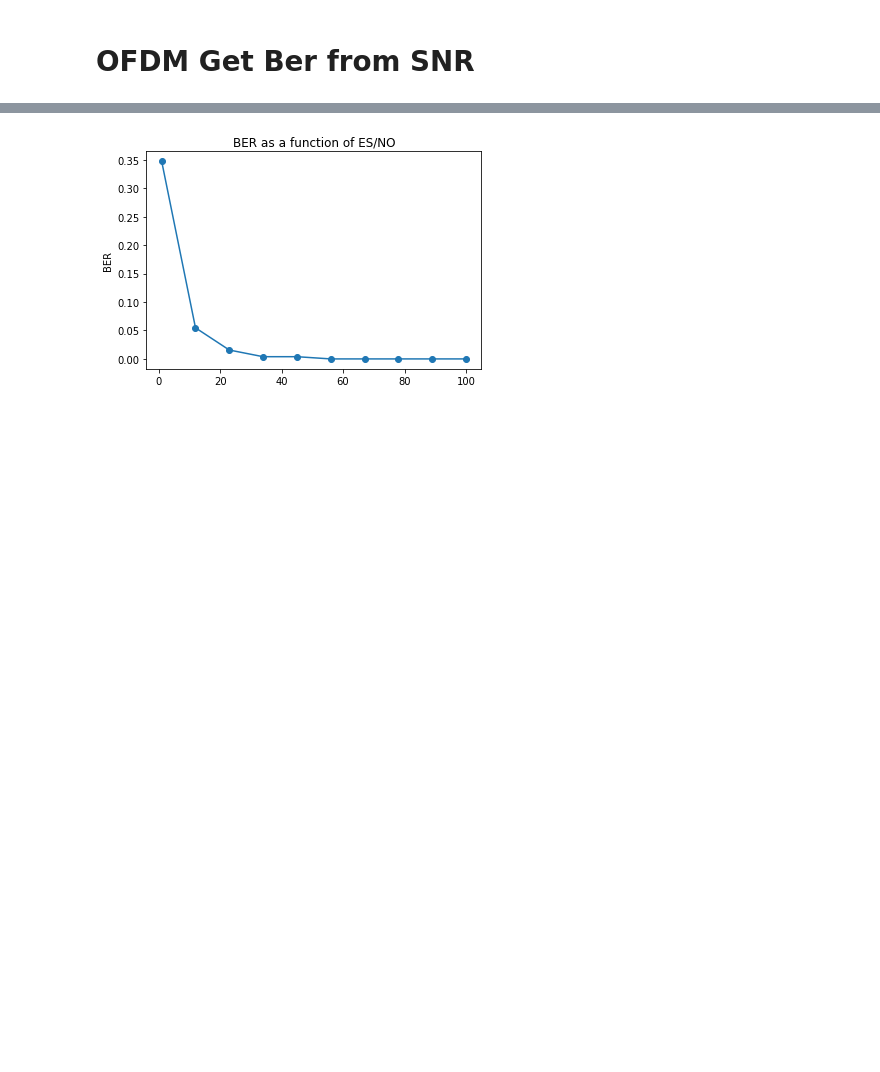
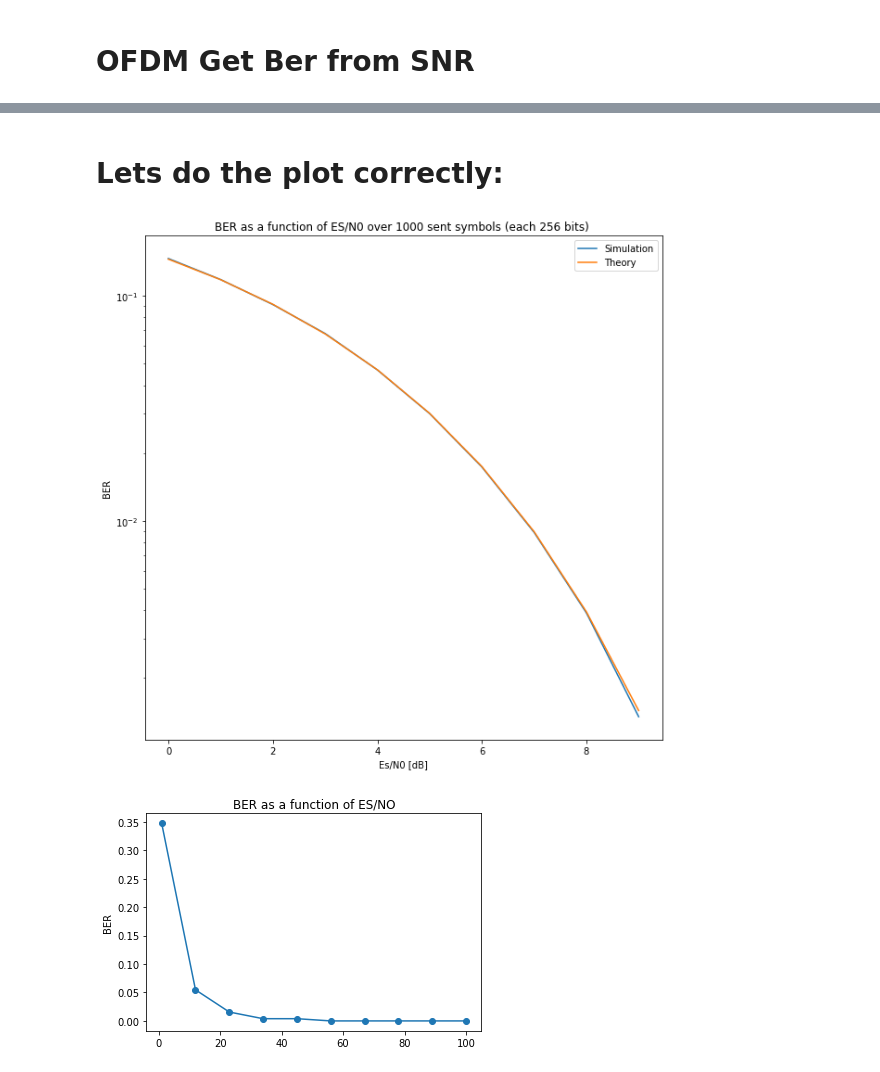
Before and after one commit to delaitl/OFDM, a Jupyter notebook: BEN_Step1.ipynb, the cells around one changed output, grey strips where cells are left out. Drawn from its saved outputs; the diff is of its cells as text; code cells hidden in the pictures; blank space fills up the shorter version.

```diff
--- a/BEN_Step1.ipynb
+++ b/BEN_Step1.ipynb
@@ -155,3 +151,23 @@ es/no = 14dB -- Average over 1000 symbols with variance: 0.04 is 3.90625e-06
+# %% [markdown]
+# Lets do the plot correctly:
+# %%
+plt.figure(figsize = (10,10))
+plt.plot(results)
+plt.yscale("log")
+
+
+esno = np.arange(1,11)
+esno = 10**(esno/10)
+SNR = esno/(144/128)
+theroy= (1/2)*erfc(np.sqrt(SNR/2))
+plt.plot(theroy)
+plt.legend(['Simulation', 'Theory'])
+plt.xlabel("Es/N0 [dB]")
+plt.ylabel("BER")
+plt.title("BER as a function of ES/N0 over 1000 sent symbols (each 256 bits) ")
+plt.show()
+# %% [output]
+[figure, added]
 # %%
 def bervar(Subcarriers, CP, bps, esno):
     K = Subcarriers
```
Also changed, not shown: parts of 1 cell of this notebook, 3 other files.
